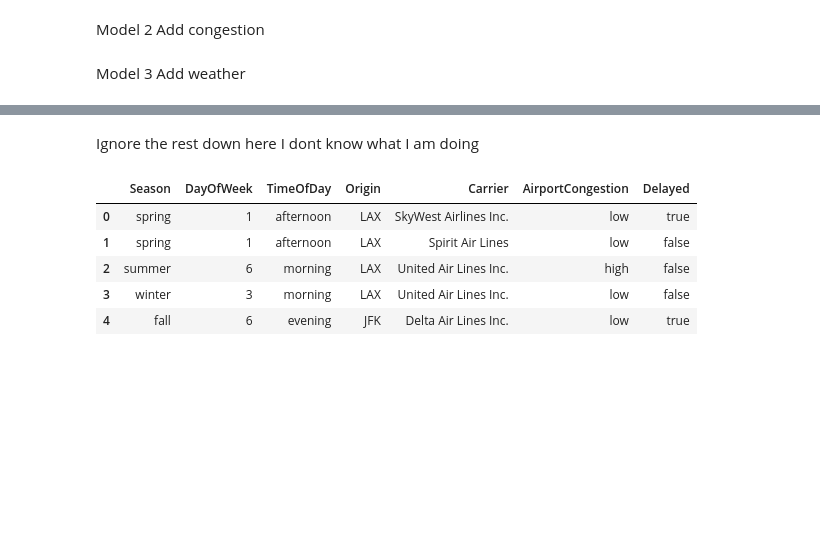
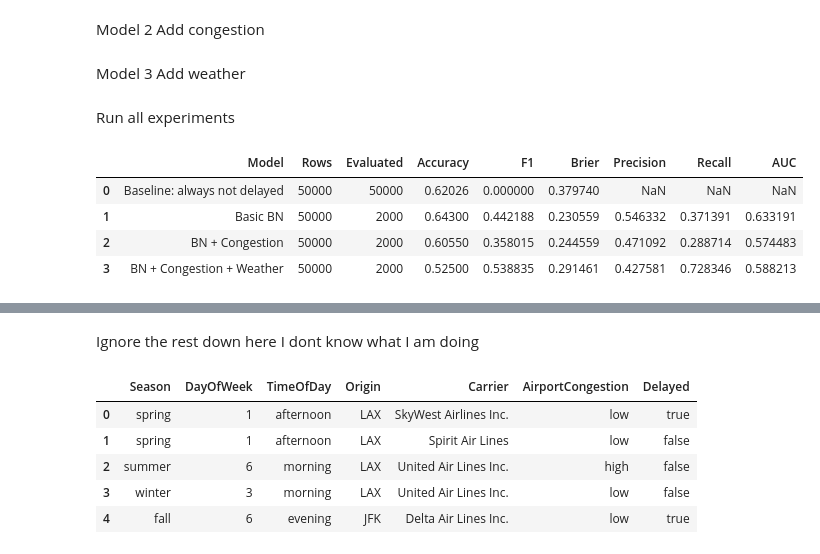
Before and after one commit to jkhlin/flight-delay, a Jupyter notebook: flight_delay.ipynb, the cells around one changed output, grey strips where cells are left out. Saved outputs shown, nothing was run; the diff lists cells and outputs as text; code cells hidden in the pictures; blank space fills up the shorter version.

```diff
--- a/flight_delay.ipynb
+++ b/flight_delay.ipynb
@@ -207,8 +213,11 @@ def train_and_evaluate(model_name, data, edges, test_sample_size=2000):
         "Rows": len(data),
         "Evaluated": len(true_labels),
         "Accuracy": accuracy_score(true_labels, pred_labels),
-        "F1": f1_score(true_labels, pred_labels),
-        "Brier": brier_score_loss(true_labels, pred_probs)
+        "Precision": precision_score(true_labels, pred_labels, zero_division=0),
+        "Recall": recall_score(true_labels, pred_labels, zero_division=0),
+        "F1": f1_score(true_labels, pred_labels, zero_division=0),
+        "Brier": brier_score_loss(true_labels, pred_probs),
+        "AUC": roc_auc_score(true_labels, pred_probs)
     }
 # %% [markdown]
 Model 1 Basic
@@ -290,3 +299,46 @@ weather_edges = [
     ("PrecipitationCategory", "Delayed"),
     ("IceCategory", "Delayed")
 ]
+# %% [markdown]
+Run all experiments
+# %%
+results = []
+
+basic_data = make_model_data(flights_clean, basic_cols)
+results.append(train_and_evaluate("Basic BN", basic_data, basic_edges))
+
+congestion_data = make_model_data(flights_clean, congestion_cols)
+results.append(train_and_evaluate("BN + Congestion", congestion_data, congestion_edges))
+
+weather_data = make_model_data(flights_clean, weather_cols)
+results.append(train_and_evaluate("BN + Congestion + Weather", weather_data, weather_edges))
+
+results_df = pd.DataFrame(results)
+
+baseline_data = make_model_data(flights_clean, basic_cols)
+
+y = baseline_data["Delayed"].apply(lambda x: 1 if x == "true" else 0)
+
+baseline_accuracy = (y == 0).mean()
+
+baseline_row = {
+    "Model": "Baseline: always not delayed",
+    "Rows": len(baseline_data),
+    "Evaluated": len(baseline_data),
+    "Accuracy": baseline_accuracy,
+    "F1": 0.0,
+    "Brier": y.mean()
+}
+
+results_df = pd.concat(
+    [pd.DataFrame([baseline_row]), results_df],
+    ignore_index=True
+)
+
+results_df
+# %% [output]
+|  | Model | Rows | Evaluated | Accuracy | F1 | Brier | Precision | Recall | AUC |
+| 0 | Baseline: always not delayed | 50000 | 50000 | 0.62026 | 0.000000 | 0.379740 | NaN | NaN | NaN |
+| 1 | Basic BN | 50000 | 2000 | 0.64300 | 0.442188 | 0.230559 | 0.546332 | 0.371391 | 0.633191 |
+| 2 | BN + Congestion | 50000 | 2000 | 0.60550 | 0.358015 | 0.244559 | 0.471092 | 0.288714 | 0.574483 |
+| 3 | BN + Congestion + Weather | 50000 | 2000 | 0.52500 | 0.538835 | 0.291461 | 0.427581 | 0.728346 | 0.588213 |
```
Also changed, not shown: parts of 3 cells of this notebook, 2 other files.
